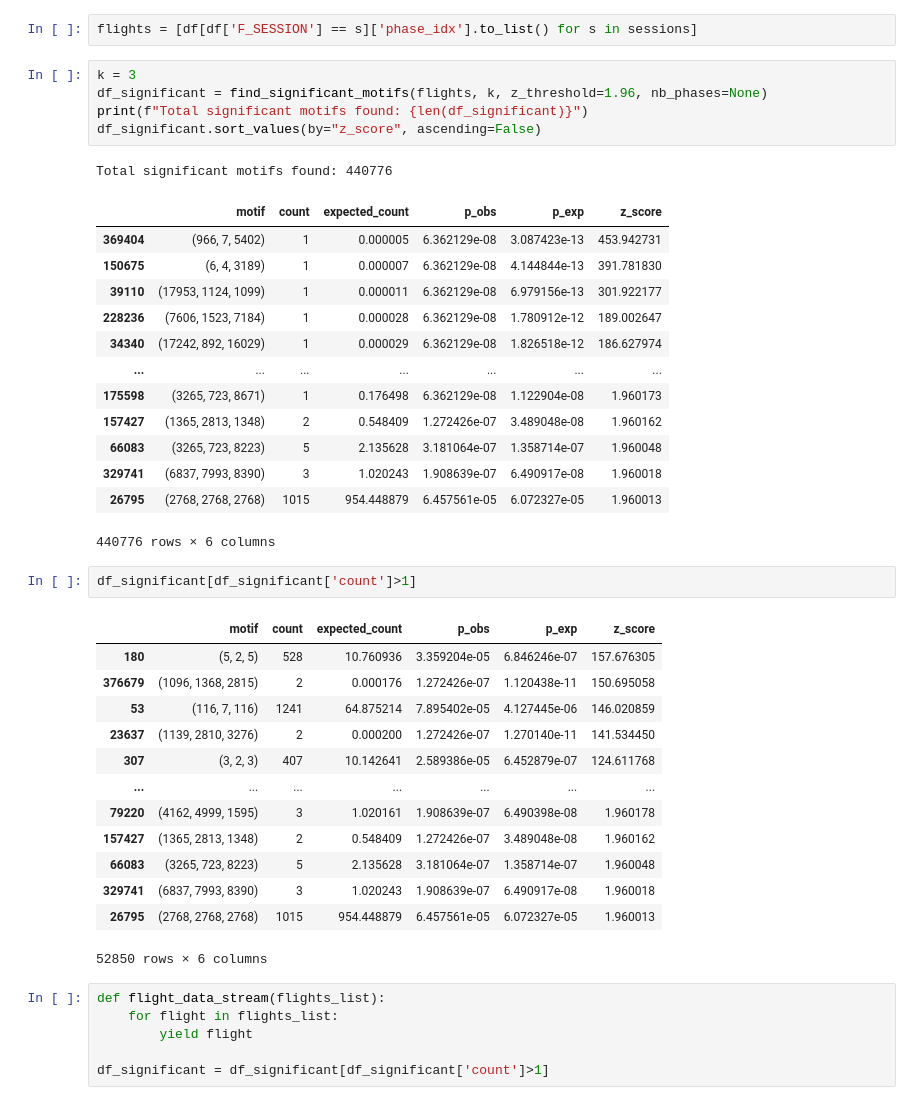
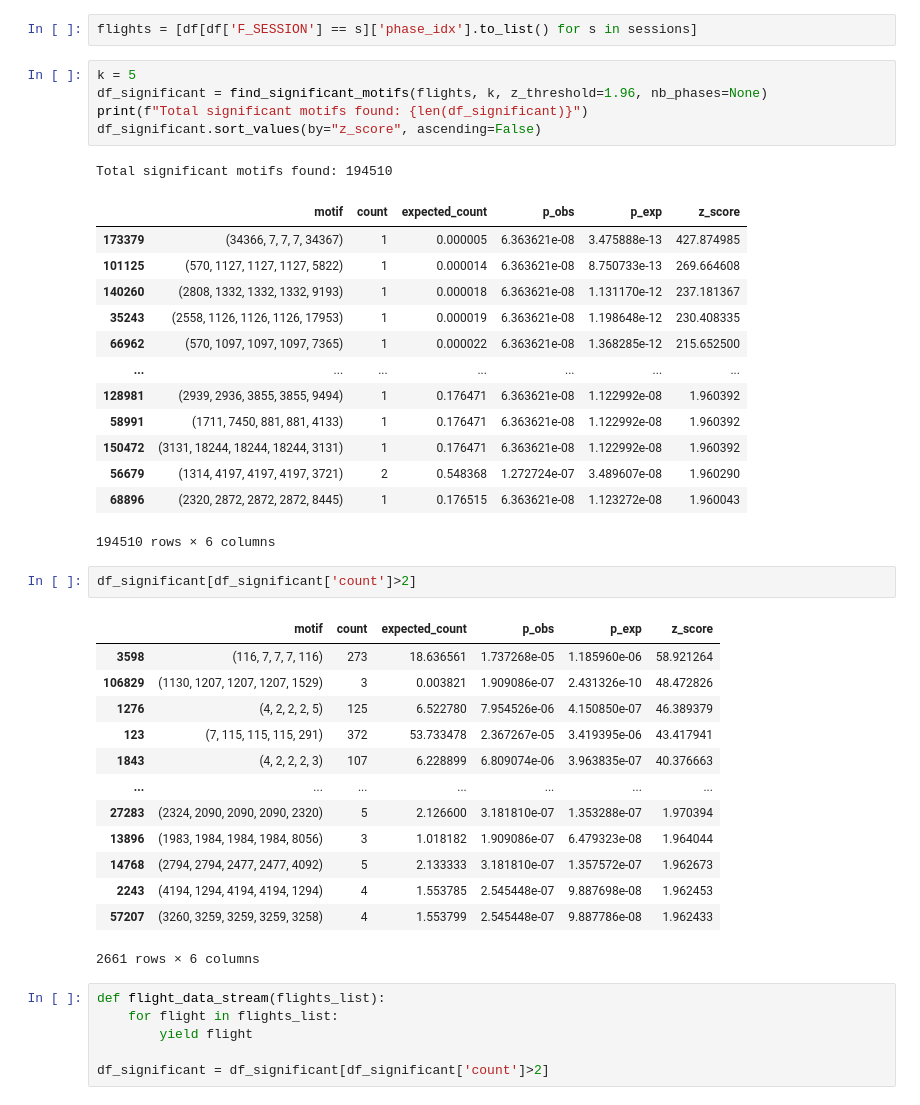
Before and after one commit to picqflorian/PIE-Airbus-Helicopter, a Jupyter notebook: motif.ipynb, the cells around one changed output. Saved outputs shown, nothing was run; the diff lists cells and outputs as text.

```diff
--- a/motif.ipynb
+++ b/motif.ipynb
@@ -578,47 +590,47 @@ df.head()
 # %%
 flights = [df[df['F_SESSION'] == s]['phase_idx'].to_list() for s in sessions]
 # %%
-k = 3
+k = 5
 df_significant = find_significant_motifs(flights, k, z_threshold=1.96, nb_phases=None)
 print(f"Total significant motifs found: {len(df_significant)}")
 df_significant.sort_values(by="z_score", ascending=False)
 # %% [output]
-Total significant motifs found: 440776
+Total significant motifs found: 194510
 |  | motif | count | expected_count | p_obs | p_exp | z_score |
-| 369404 | (966, 7, 5402) | 1 | 0.000005 | 6.362129e-08 | 3.087423e-13 | 453.942731 |
-| 150675 | (6, 4, 3189) | 1 | 0.000007 | 6.362129e-08 | 4.144844e-13 | 391.781830 |
-| 39110 | (17953, 1124, 1099) | 1 | 0.000011 | 6.362129e-08 | 6.979156e-13 | 301.922177 |
-| 228236 | (7606, 1523, 7184) | 1 | 0.000028 | 6.362129e-08 | 1.780912e-12 | 189.002647 |
-| 34340 | (17242, 892, 16029) | 1 | 0.000029 | 6.362129e-08 | 1.826518e-12 | 186.627974 |
+| 173379 | (34366, 7, 7, 7, 34367) | 1 | 0.000005 | 6.363621e-08 | 3.475888e-13 | 427.874985 |
+| 101125 | (570, 1127, 1127, 1127, 5822) | 1 | 0.000014 | 6.363621e-08 | 8.750733e-13 | 269.664608 |
+| 140260 | (2808, 1332, 1332, 1332, 9193) | 1 | 0.000018 | 6.363621e-08 | 1.131170e-12 | 237.181367 |
+| 35243 | (2558, 1126, 1126, 1126, 17953) | 1 | 0.000019 | 6.363621e-08 | 1.198648e-12 | 230.408335 |
+| 66962 | (570, 1097, 1097, 1097, 7365) | 1 | 0.000022 | 6.363621e-08 | 1.368285e-12 | 215.652500 |
 | ... | ... | ... | ... | ... | ... | ... |
-| 175598 | (3265, 723, 8671) | 1 | 0.176498 | 6.362129e-08 | 1.122904e-08 | 1.960173 |
-| 157427 | (1365, 2813, 1348) | 2 | 0.548409 | 1.272426e-07 | 3.489048e-08 | 1.960162 |
-| 66083 | (3265, 723, 8223) | 5 | 2.135628 | 3.181064e-07 | 1.358714e-07 | 1.960048 |
-| 329741 | (6837, 7993, 8390) | 3 | 1.020243 | 1.908639e-07 | 6.490917e-08 | 1.960018 |
-| 26795 | (2768, 2768, 2768) | 1015 | 954.448879 | 6.457561e-05 | 6.072327e-05 | 1.960013 |
+| 128981 | (2939, 2936, 3855, 3855, 9494) | 1 | 0.176471 | 6.363621e-08 | 1.122992e-08 | 1.960392 |
+| 58991 | (1711, 7450, 881, 881, 4133) | 1 | 0.176471 | 6.363621e-08 | 1.122992e-08 | 1.960392 |
+| 150472 | (3131, 18244, 18244, 18244, 3131) | 1 | 0.176471 | 6.363621e-08 | 1.122992e-08 | 1.960392 |
+| 56679 | (1314, 4197, 4197, 4197, 3721) | 2 | 0.548368 | 1.272724e-07 | 3.489607e-08 | 1.960290 |
+| 68896 | (2320, 2872, 2872, 2872, 8445) | 1 | 0.176515 | 6.363621e-08 | 1.123272e-08 | 1.960043 |
-440776 rows × 6 columns
+194510 rows × 6 columns
 # %%
-df_significant[df_significant['count']>1]
+df_significant[df_significant['count']>2]
 # %% [output]
 |  | motif | count | expected_count | p_obs | p_exp | z_score |
-| 180 | (5, 2, 5) | 528 | 10.760936 | 3.359204e-05 | 6.846246e-07 | 157.676305 |
-| 376679 | (1096, 1368, 2815) | 2 | 0.000176 | 1.272426e-07 | 1.120438e-11 | 150.695058 |
-| 53 | (116, 7, 116) | 1241 | 64.875214 | 7.895402e-05 | 4.127445e-06 | 146.020859 |
-| 23637 | (1139, 2810, 3276) | 2 | 0.000200 | 1.272426e-07 | 1.270140e-11 | 141.534450 |
-| 307 | (3, 2, 3) | 407 | 10.142641 | 2.589386e-05 | 6.452879e-07 | 124.611768 |
+| 3598 | (116, 7, 7, 7, 116) | 273 | 18.636561 | 1.737268e-05 | 1.185960e-06 | 58.921264 |
+| 106829 | (1130, 1207, 1207, 1207, 1529) | 3 | 0.003821 | 1.909086e-07 | 2.431326e-10 | 48.472826 |
+| 1276 | (4, 2, 2, 2, 5) | 125 | 6.522780 | 7.954526e-06 | 4.150850e-07 | 46.389379 |
+| 123 | (7, 115, 115, 115, 291) | 372 | 53.733478 | 2.367267e-05 | 3.419395e-06 | 43.417941 |
+| 1843 | (4, 2, 2, 2, 3) | 107 | 6.228899 | 6.809074e-06 | 3.963835e-07 | 40.376663 |
 | ... | ... | ... | ... | ... | ... | ... |
-| 79220 | (4162, 4999, 1595) | 3 | 1.020161 | 1.908639e-07 | 6.490398e-08 | 1.960178 |
-| 157427 | (1365, 2813, 1348) | 2 | 0.548409 | 1.272426e-07 | 3.489048e-08 | 1.960162 |
-| 66083 | (3265, 723, 8223) | 5 | 2.135628 | 3.181064e-07 | 1.358714e-07 | 1.960048 |
-| 329741 | (6837, 7993, 8390) | 3 | 1.020243 | 1.908639e-07 | 6.490917e-08 | 1.960018 |
-| 26795 | (2768, 2768, 2768) | 1015 | 954.448879 | 6.457561e-05 | 6.072327e-05 | 1.960013 |
+| 27283 | (2324, 2090, 2090, 2090, 2320) | 5 | 2.126600 | 3.181810e-07 | 1.353288e-07 | 1.970394 |
+| 13896 | (1983, 1984, 1984, 1984, 8056) | 3 | 1.018182 | 1.909086e-07 | 6.479323e-08 | 1.964044 |
+| 14768 | (2794, 2794, 2477, 2477, 4092) | 5 | 2.133333 | 3.181810e-07 | 1.357572e-07 | 1.962673 |
+| 2243 | (4194, 1294, 4194, 4194, 1294) | 4 | 1.553785 | 2.545448e-07 | 9.887698e-08 | 1.962453 |
+| 57207 | (3260, 3259, 3259, 3259, 3258) | 4 | 1.553799 | 2.545448e-07 | 9.887786e-08 | 1.962433 |
-52850 rows × 6 columns
+2661 rows × 6 columns
 # %%
 def flight_data_stream(flights_list):
     for flight in flights_list:
         yield flight
 
-df_significant = df_significant[df_significant['count']>1]
+df_significant = df_significant[df_significant['count']>2]
 # %%
 build_motif_edgelist_lazy(
     flights_generator=flight_data_stream(flights),
```
Also changed, not shown: parts of 10 cells of this notebook, 1 other file.
